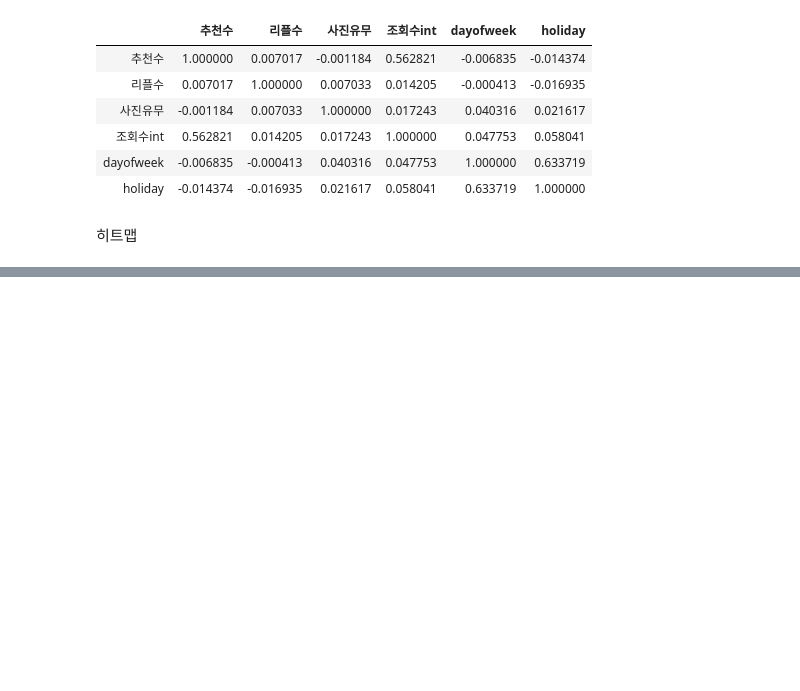
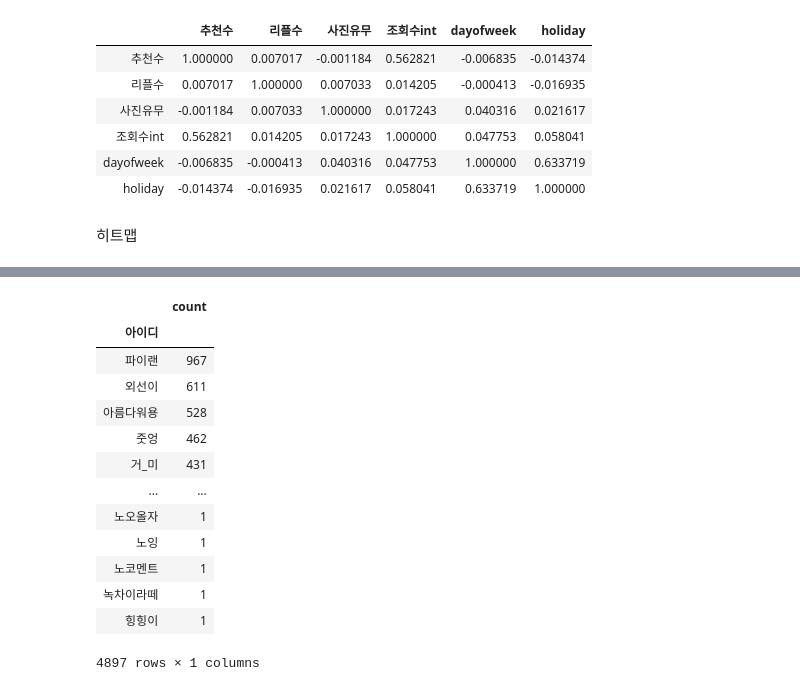
Before and after one commit to arandanito/clien, a Jupyter notebook: 03. EDA.ipynb, the cells around one changed output, grey strips where cells are left out. Saved outputs shown, nothing was run; the diff lists cells and outputs as text; code cells hidden in the pictures; blank space fills up the shorter version.

```diff
--- a/03. EDA.ipynb
+++ b/03. EDA.ipynb
@@ -391,0 +415,28 @@ sns.heatmap(clien[['추천수', '리플수', '사진유무', '조회수int','day
+# %%
+#상위 10%글 틱징 분석
+clien10 = clienSorted.loc[:13567,]
+# %%
+# 제일 많이 올린사람
+# 제일 많이 언급된 키워드
+idCount =clien10.groupby('아이디').아이디.count()
+# %%
+idCount=pd.DataFrame(idCount)
+# %%
+idCount.columns = ['count']
+# %%
+idCount.sort_values('count',ascending=False)
+# %% [output]
+|  | count |
+| 아이디 |  |
+| 파이랜 | 967 |
+| 외선이 | 611 |
+| 아름다워용 | 528 |
+| 줏엉 | 462 |
+| 거_미 | 431 |
+| ... | ... |
+| 노오올자 | 1 |
+| 노잉 | 1 |
+| 노코멘트 | 1 |
+| 녹차이라떼 | 1 |
+| 힝힝이 | 1 |
+4897 rows × 1 columns
```
Also changed, not shown: parts of 9 cells of this notebook.
